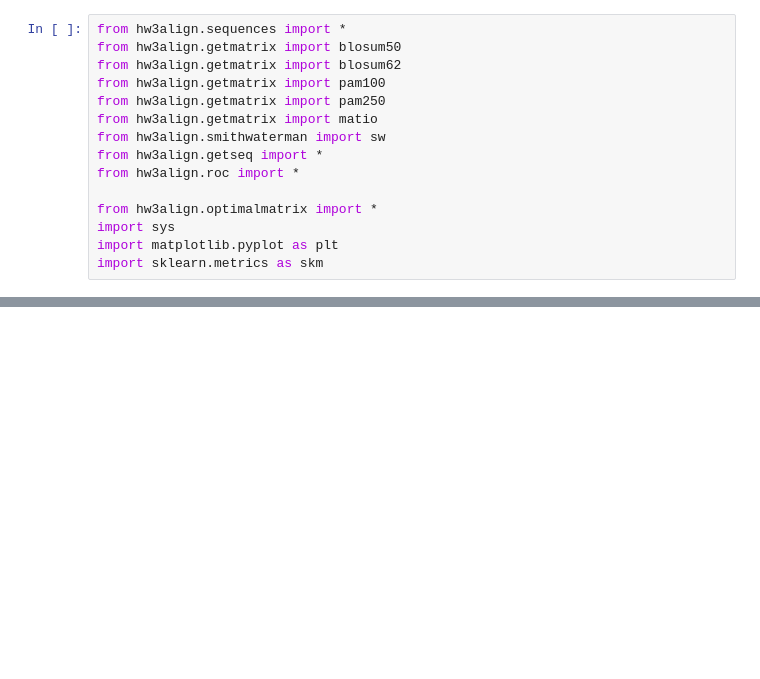
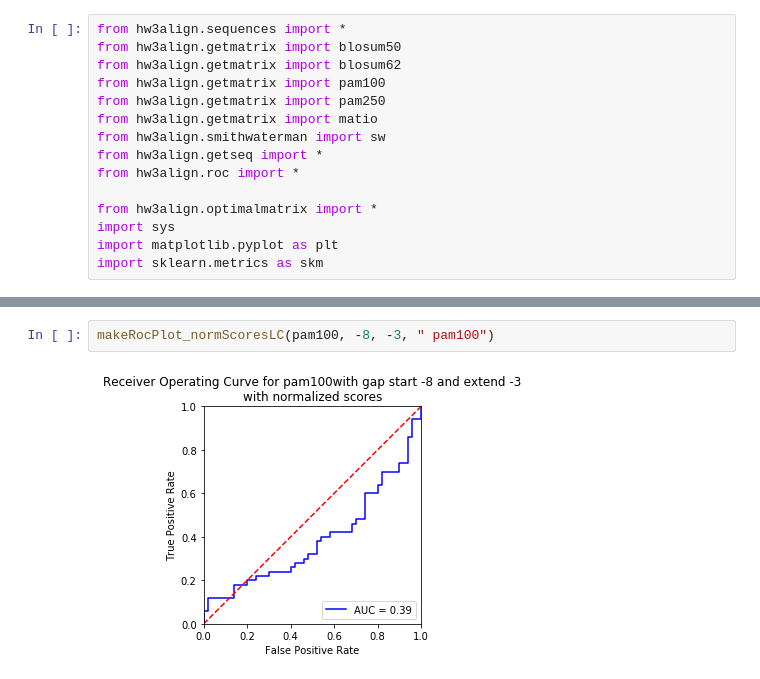
Before and after one commit to cechlauren/HW3_skeleton, a Jupyter notebook: Helperfunctions.ipynb, the cells around one changed output, grey strips where cells are left out. Drawn from its saved outputs; the diff is of its cells as text; blank space fills up the shorter version.

```diff
--- a/Helperfunctions.ipynb
+++ b/Helperfunctions.ipynb
@@ -19,0 +20,4 @@ makeRocPlot_normScoresLC(blosum50, -8, -3, " blosum50")
+# %%
+makeRocPlot_normScoresLC(pam100, -8, -3, " pam100")
+# %% [output]
+[figure, added]
```
Also changed, not shown: parts of 3 cells of this notebook.
